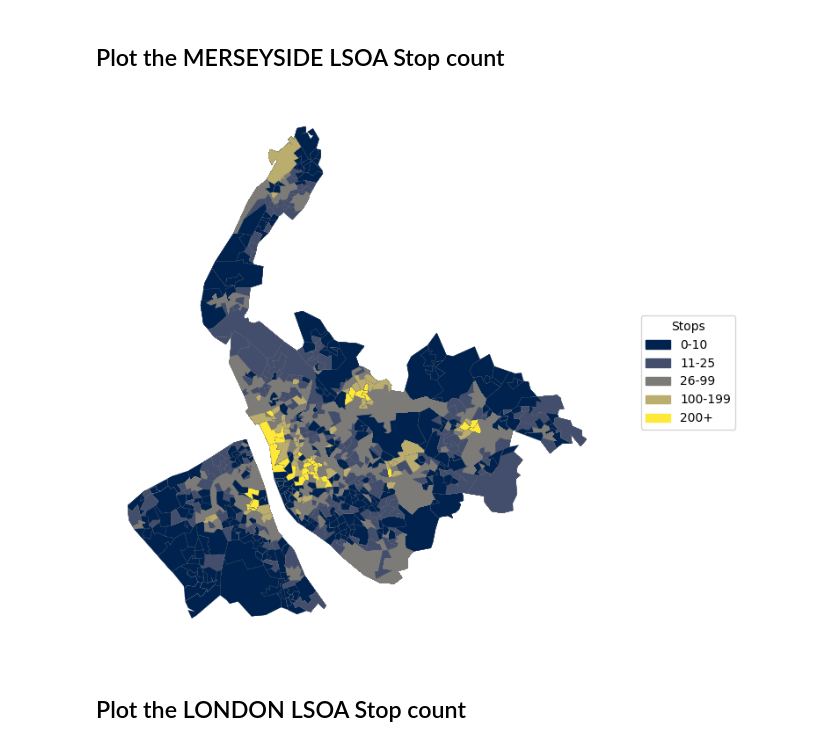
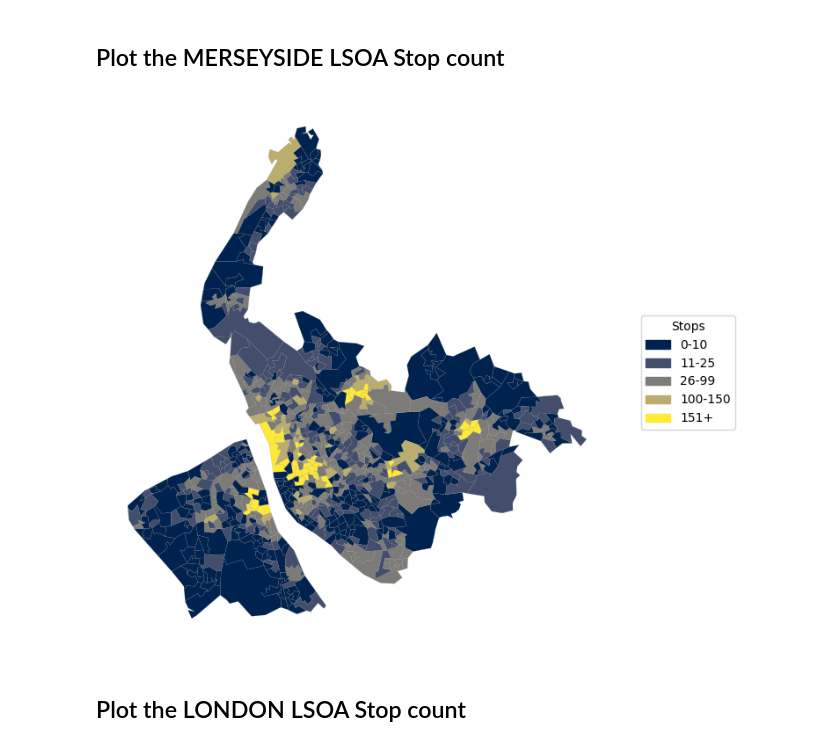
Before and after one commit to KofiBartonByfield/Dissertation, a Jupyter notebook: code/create_plots.ipynb, the cells around one changed output. Saved outputs shown, nothing was run; the diff lists cells and outputs as text; code cells hidden in the pictures.

```diff
--- a/code/create_plots.ipynb
+++ b/code/create_plots.ipynb
@@ -18,51 +18,52 @@ lsoa_shapes = gpd.read_file('../data/mapping_csvs/LSOA_boundaries/LSOA_2021_EW_B
 # %% [markdown]
 ## Plot the MERSEYSIDE LSOA Stop count
 # %%
-df_stops = merseyside[['LSOA21CD', 'stopsLSOAtotal']]
+df_stops = merseyside[['LSOA21CD', 'StopCount']]
 
 # Merge LSOA shapes with your stop and search data
 merged_lsoas = lsoa_shapes[lsoa_shapes['LSOA21CD'].isin(df_stops['LSOA21CD'])]
 merged_lsoas = merged_lsoas.merge(df_stops, on='LSOA21CD', how='left')
 
-# Define the bins and their labels
-bins = [0, 10, 25, 99, 199, float('inf')]
-bin_labels = ['0-10', '11-25', '26-99', '100-199', '200+']
+
+bins = [0, 10, 25, 99, 150, float('inf')]
+bin_labels = ['0-10', '11-25', '26-99', '100-150', '151+']
+
 
 # Define colour mapping based on the bins
 cmap = mpl.cm.cividis
 norm = mpl.colors.BoundaryNorm(boundaries=bins, ncolors=256)
 
 # Plot the map with the stop counts and colour coding
 fig, ax = plt.subplots(figsize=(10, 8))
 
-merged_lsoas.plot(column='stopsLSOAtotal',
+merged_lsoas.plot(column='StopCount',
                   linewidth=0.1,
                   edgecolor='grey',
                   legend=False,
                   ax=ax,
                   cmap=cmap,
                   norm=norm,
                   vmin=bins[0], vmax=bins[len(bin_labels)-1])
 
 
 # Create legend with boxes for each bin
 legend_handles = [Patch(color=cmap(norm(bins[i])), label=bin_labels[i]) for i in range(len(bin_labels))]
 
 
 
 # Add legend to the plot
 ax.legend(handles=legend_handles, title="Stops", loc='upper right')
 ax.get_legend().set_bbox_to_anchor((1.05, 0.5))
 ax.get_legend().set_loc('center left')
 
 
 
 ax.set_axis_off()
-plt.savefig('../figures_and_plots/merseyside_stops_map.svg', bbox_inches='tight')
+# plt.savefig('../figures_and_plots/merseyside_stops_map.svg', bbox_inches='tight')
 
 plt.show()
 # %% [output]
-[figure, old version]
+[figure, new version]
 # %% [markdown]
 ## Plot the LONDON LSOA Stop count
 # %%
```
Also changed, not shown: parts of 7 cells of this notebook, 6 other files.
